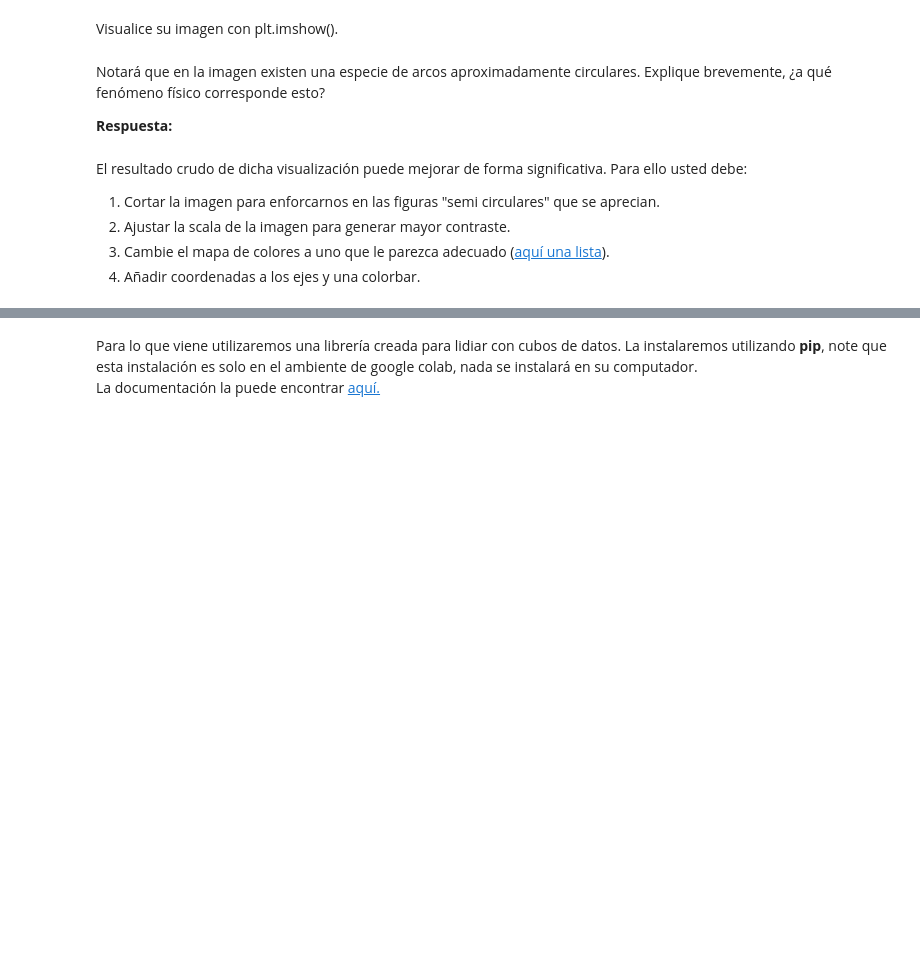
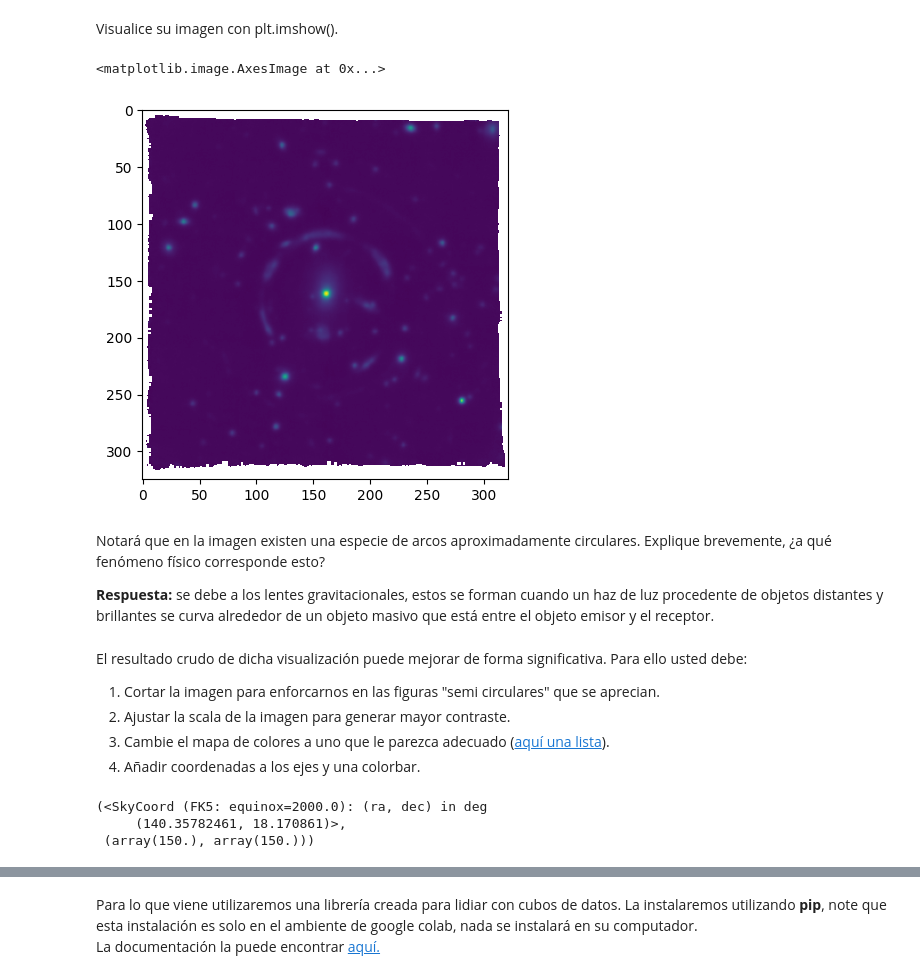
Before and after one commit to Xavier204/Tarea-4, a Jupyter notebook: Tarea4.ipynb, the cells around one changed output, grey strips where cells are left out. Saved outputs shown, nothing was run; the diff lists cells and outputs as text; code cells hidden in the pictures; blank space fills up the shorter version.

```diff
--- a/Tarea4.ipynb
+++ b/Tarea4.ipynb
@@ -134,15 +134,19 @@ Cree un código capaz de calcular una white-light image (una línea con numpy),
 # %%
 # Aquí el código.
 import numpy as np
-white_light_image =
+white_light_image = np.sum(datos, axis=0)
 # %% [markdown]
 Visualice su imagen con plt.imshow().
 # %%
 import matplotlib.pyplot as plt
+plt.imshow(white_light_image)
+# %% [output]
+<matplotlib.image.AxesImage at 0x...>
+[figure, added]
 # %% [markdown]
 Notará que en la imagen existen una especie de arcos aproximadamente circulares. Explique brevemente, ¿a qué fenómeno físico corresponde esto?
 
-**Respuesta:**
+**Respuesta:** se debe a los lentes gravitacionales, estos se forman cuando un haz de luz procedente de objetos distantes y brillantes se curva alrededor de un objeto masivo que está entre el objeto emisor y el receptor.
 # %% [markdown]
 El resultado crudo de dicha visualización puede mejorar de forma significativa.
 Para ello usted debe:
@@ -158,3 +162,9 @@ wcs = WCS(cubo[1].header)
 wcs = wcs[0,:,:]
 
 # Haga su gráfico a continuación:
+coordenada_nueva = wcs.pixel_to_world(150, 150)
+coordenada_nueva, wcs.world_to_pixel(coordenada_nueva)
+# %% [output]
+(<SkyCoord (FK5: equinox=2000.0): (ra, dec) in deg
+     (140.35782461, 18.170861)>,
+ (array(150.), array(150.)))
```
Also changed, not shown: parts of 3 cells of this notebook.
